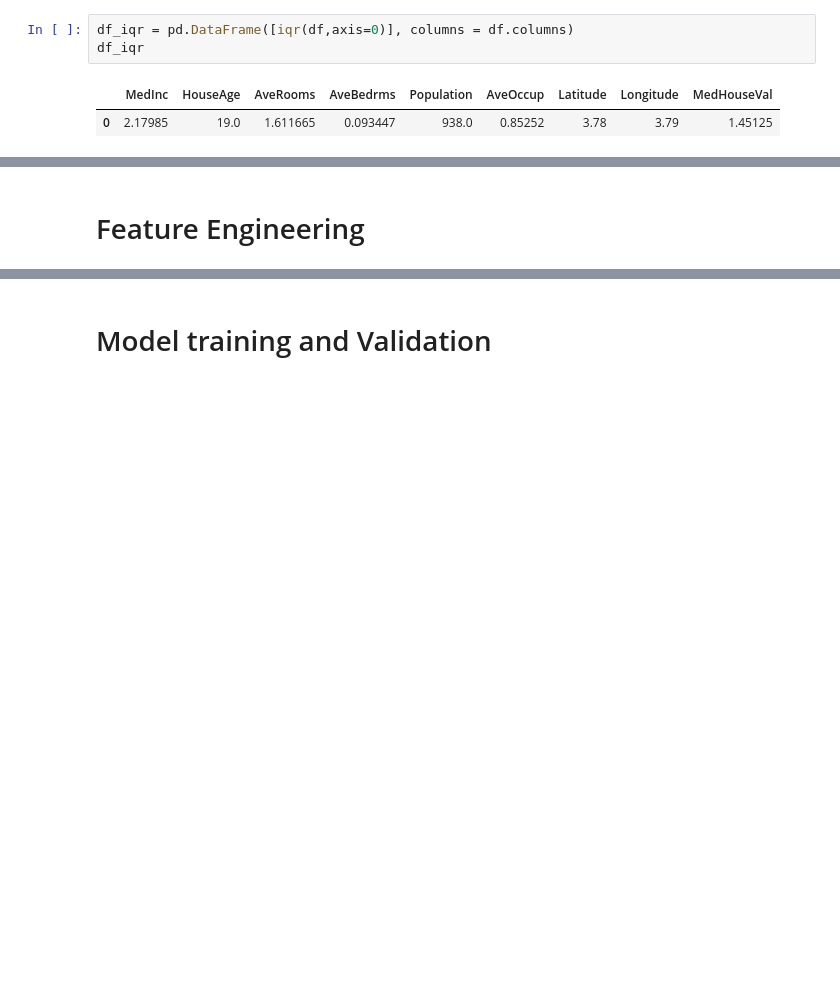
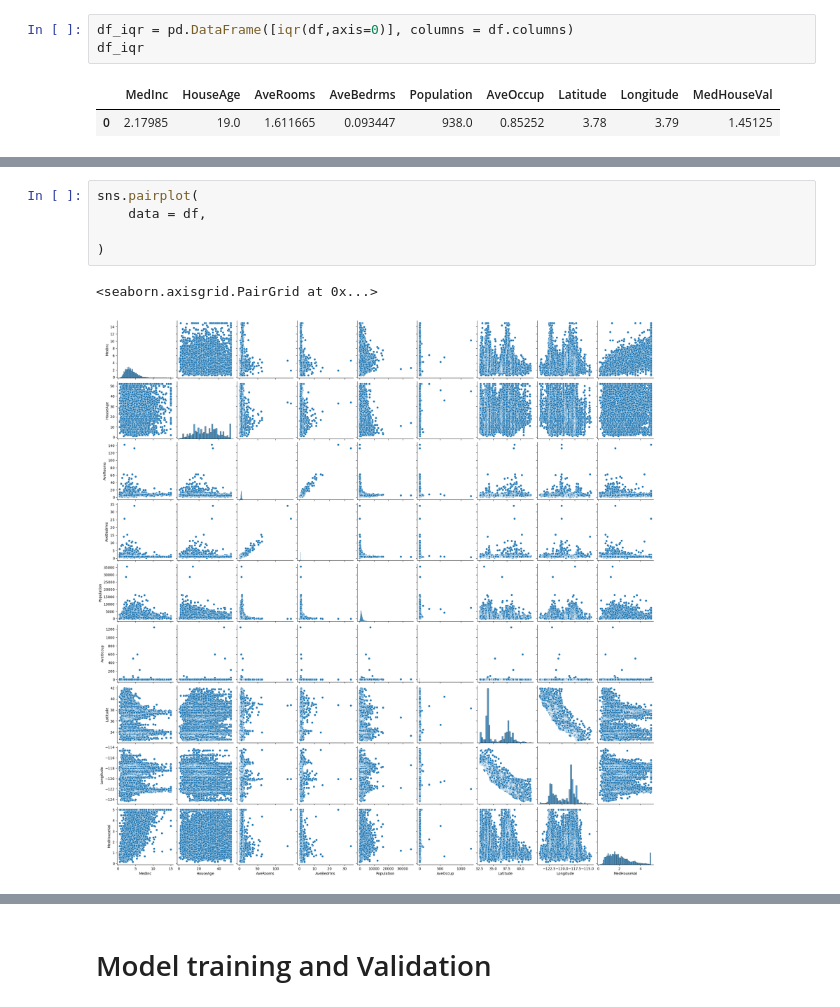
Before and after one commit to DrSalners/Data-Science, a Jupyter notebook: post_processing/240508_housing_analysis.ipynb, the cells around one changed output, grey strips where cells are left out. Cells and saved outputs as stored; diff of their text form; blank space fills up the shorter version.

```diff
--- a/post_processing/240508_housing_analysis.ipynb
+++ b/post_processing/240508_housing_analysis.ipynb
@@ -74,5 +78,11 @@ df.corr()
 | Latitude | -0.079809 | 0.011173 | 0.106389 | 0.069721 | -0.108785 | 0.002366 | 1.000000 | -0.924664 | -0.144160 |
 | Longitude | -0.015176 | -0.108197 | -0.027540 | 0.013344 | 0.099773 | 0.002476 | -0.924664 | 1.000000 | -0.045967 |
 | MedHouseVal | 0.688075 | 0.105623 | 0.151948 | -0.046701 | -0.024650 | -0.023737 | -0.144160 | -0.045967 | 1.000000 |
-# %% [markdown]
-# Feature Engineering
+# %%
+sns.pairplot(
+    data = df,
+
+)
+# %% [output]
+<seaborn.axisgrid.PairGrid at 0x...>
+[figure, added]
```
Also changed, not shown: parts of 15 cells of this notebook.
